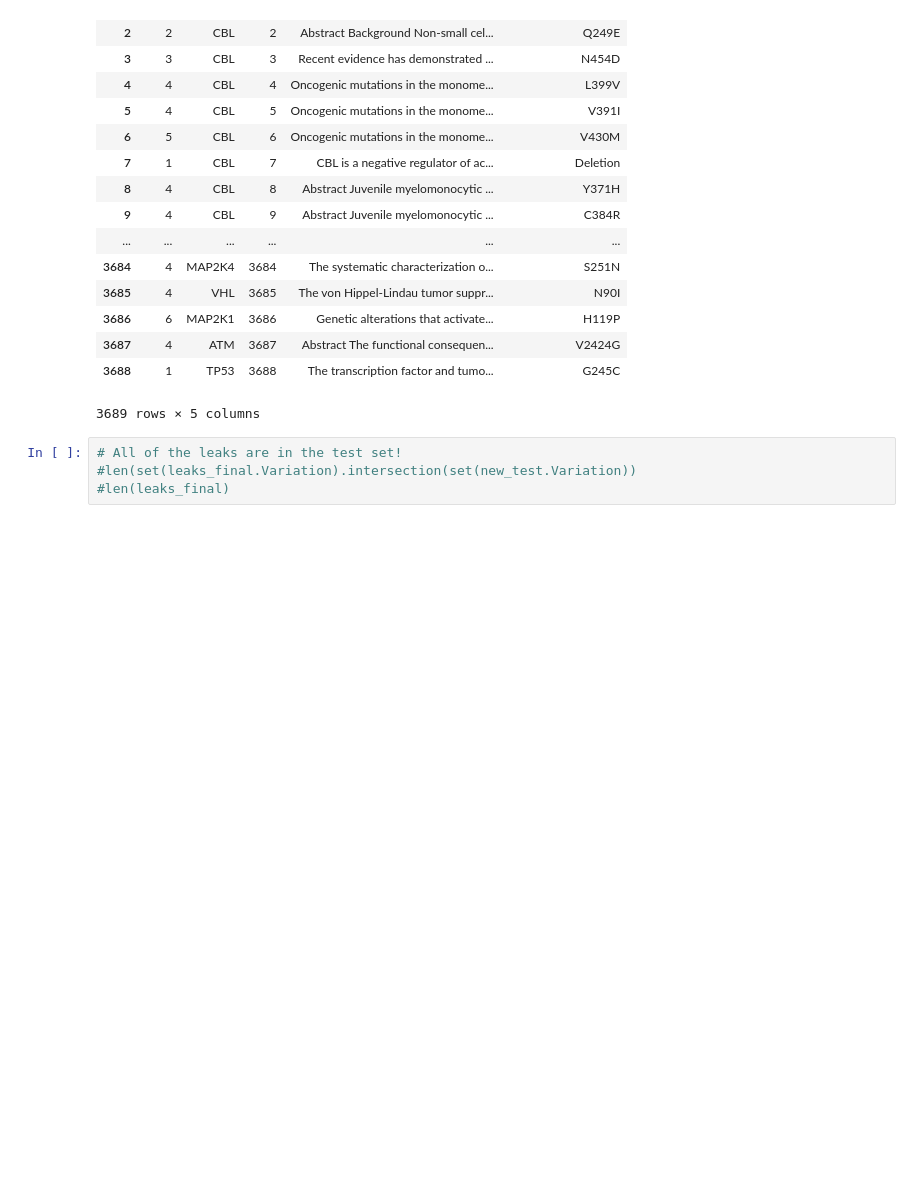
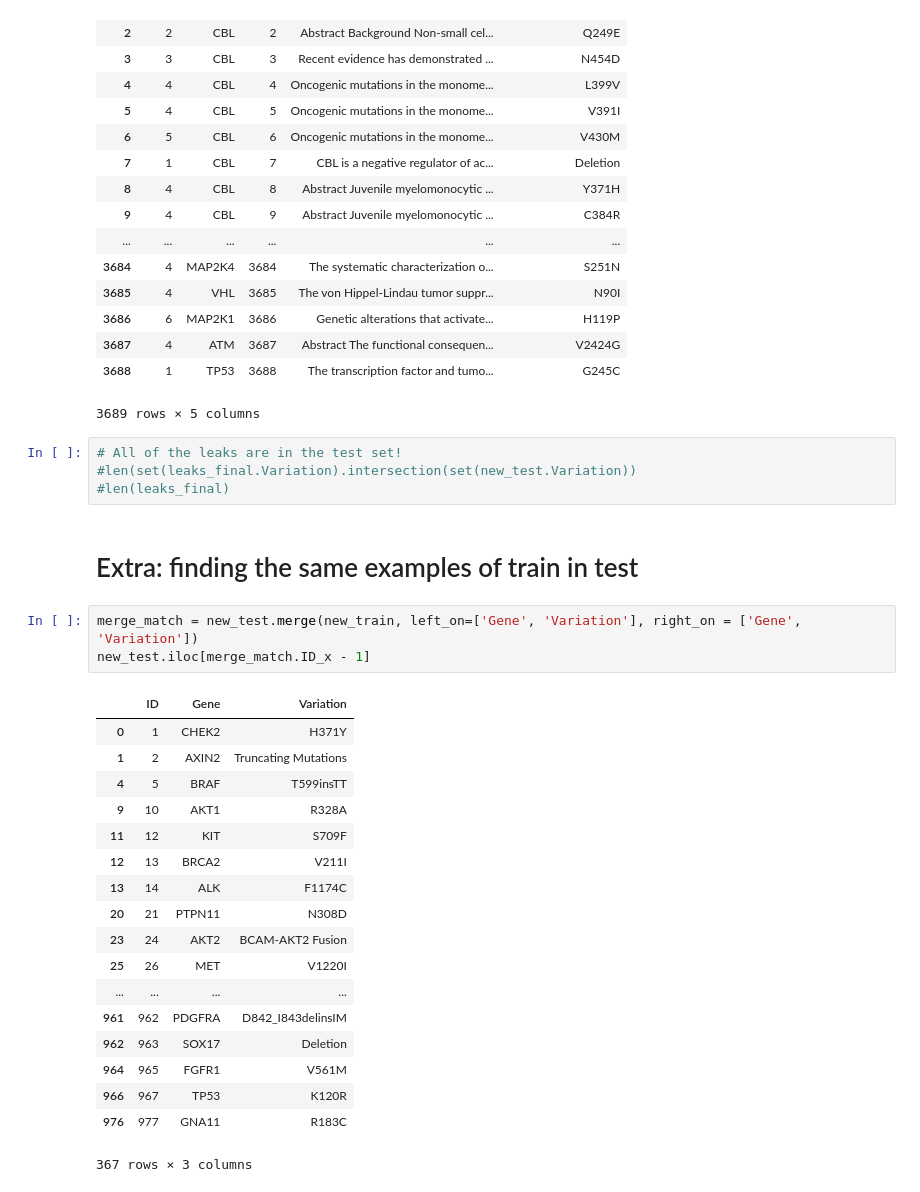
Before and after one commit to Sorelz/Kaggle_MSK, a Jupyter notebook: create_bases/create_base.ipynb, the cells around one changed output. Drawn from its saved outputs; the diff is of its cells as text; blank space fills up the shorter version.

```diff
--- a/create_bases/create_base.ipynb
+++ b/create_bases/create_base.ipynb
@@ -74,3 +74,27 @@ new_train
 # All of the leaks are in the test set!
 #len(set(leaks_final.Variation).intersection(set(new_test.Variation))
 #len(leaks_final)
+# %% [markdown]
+# Extra: finding the same examples of train in test
+# %%
+merge_match = new_test.merge(new_train, left_on=['Gene', 'Variation'], right_on = ['Gene', 'Variation'])
+new_test.iloc[merge_match.ID_x - 1]
+# %% [output]
+|  | ID | Gene | Variation |
+| 0 | 1 | CHEK2 | H371Y |
+| 1 | 2 | AXIN2 | Truncating Mutations |
+| 4 | 5 | BRAF | T599insTT |
+| 9 | 10 | AKT1 | R328A |
+| 11 | 12 | KIT | S709F |
+| 12 | 13 | BRCA2 | V211I |
+| 13 | 14 | ALK | F1174C |
+| 20 | 21 | PTPN11 | N308D |
+| 23 | 24 | AKT2 | BCAM-AKT2 Fusion |
+| 25 | 26 | MET | V1220I |
+| ... | ... | ... | ... |
+| 961 | 962 | PDGFRA | D842_I843delinsIM |
+| 962 | 963 | SOX17 | Deletion |
+| 964 | 965 | FGFR1 | V561M |
+| 966 | 967 | TP53 | K120R |
+| 976 | 977 | GNA11 | R183C |
+367 rows × 3 columns
```
Also changed, not shown: parts of 3 cells of this notebook, 1 other file.
